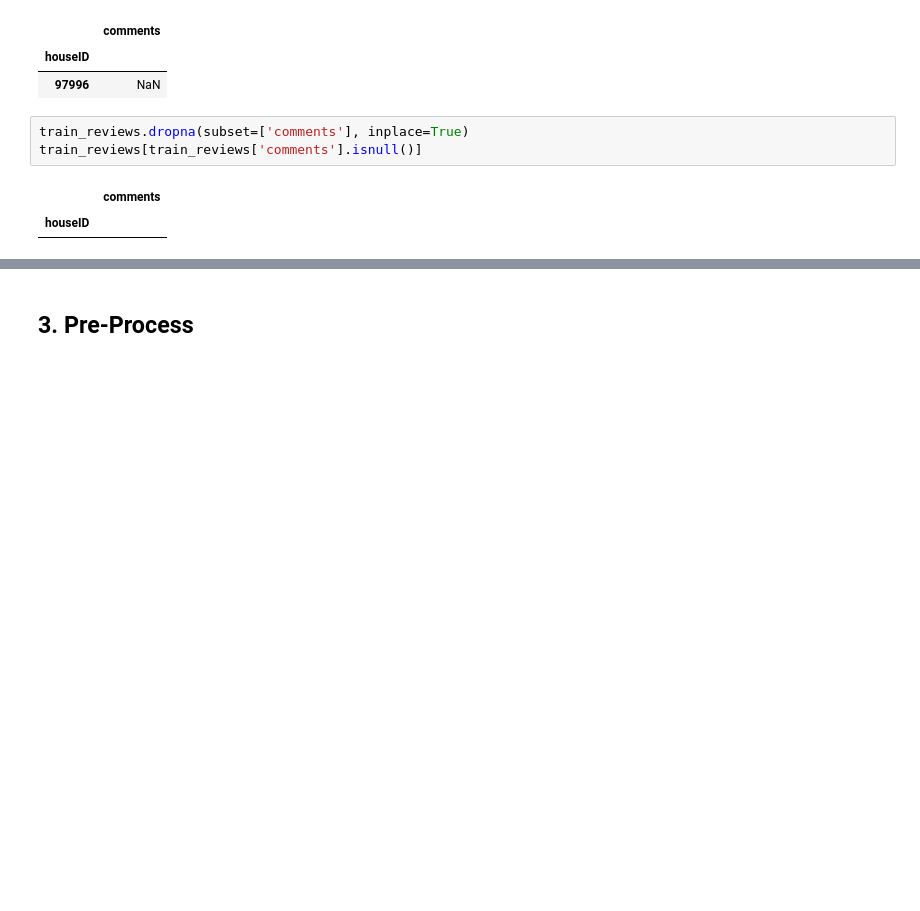
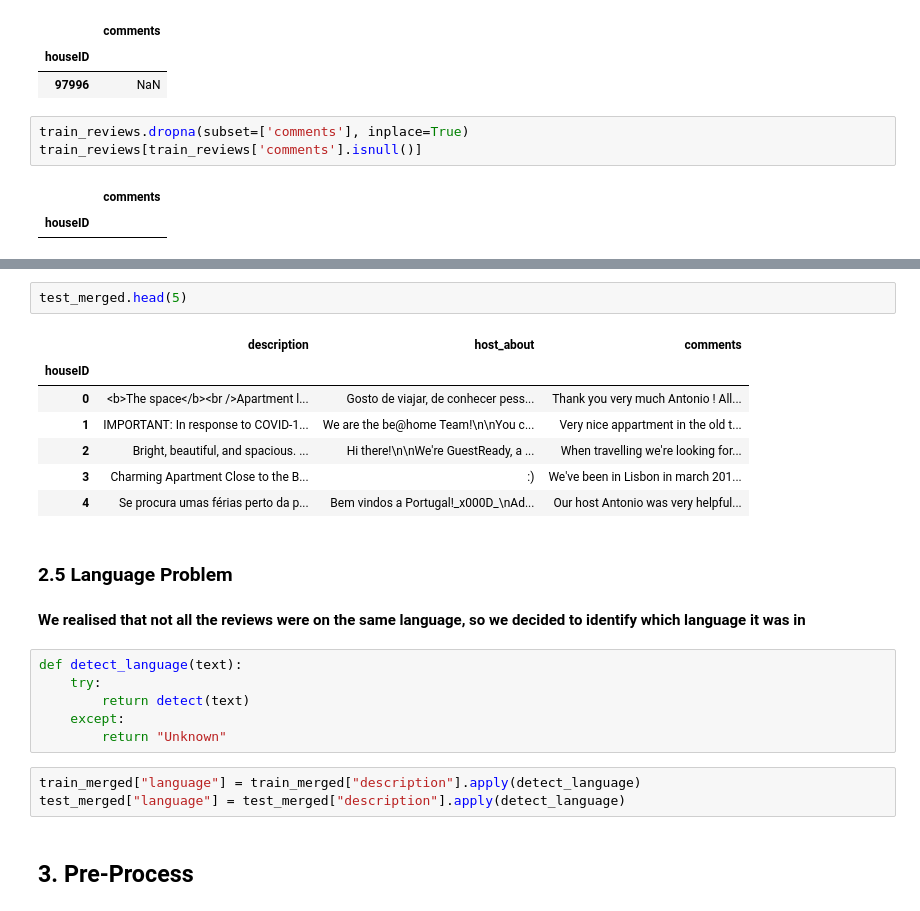
Before and after one commit to beatrizdsantosss/Text-mining-project-, a Jupyter notebook: Cleaned_Notebook.ipynb, the cells around one changed output, grey strips where cells are left out. Cells and saved outputs as stored; diff of their text form; blank space fills up the shorter version.

```diff
--- a/Cleaned_Notebook.ipynb
+++ b/Cleaned_Notebook.ipynb
@@ -217,2 +239,25 @@ train_reviews[train_reviews['comments'].isnull()]
+# %%
+test_merged.head(5)
+# %% [output]
+|  | description | host_about | comments |
+| houseID |  |  |  |
+| 0 | <b>The space</b><br />Apartment l... | Gosto de viajar, de conhecer pess... | Thank you very much Antonio ! All... |
+| 1 | IMPORTANT: In response to COVID-1... | We are the be@home Team!\n\nYou c... | Very nice appartment in the old t... |
+| 2 | Bright, beautiful, and spacious. ... | Hi there!\n\nWe're GuestReady, a ... | When travelling we're looking for... |
+| 3 | Charming Apartment Close to the B... | :) | We've been in Lisbon in march 201... |
+| 4 | Se procura umas férias perto da p... | Bem vindos a Portugal!_x000D_\nAd... | Our host Antonio was very helpful... |
+# %% [markdown]
+### 2.5 Language Problem
+# %% [markdown]
+**We realised that not all the reviews were on the same language, so we decided to identify which language it was in**
+# %%
+def detect_language(text):
+    try:
+        return detect(text)
+    except:
+        return "Unknown"
+# %%
+train_merged["language"] = train_merged["description"].apply(detect_language)
+test_merged["language"] = test_merged["description"].apply(detect_language)
 # %% [markdown]
 ## 3. Pre-Process
```
Also changed, not shown: parts of 12 cells of this notebook.
